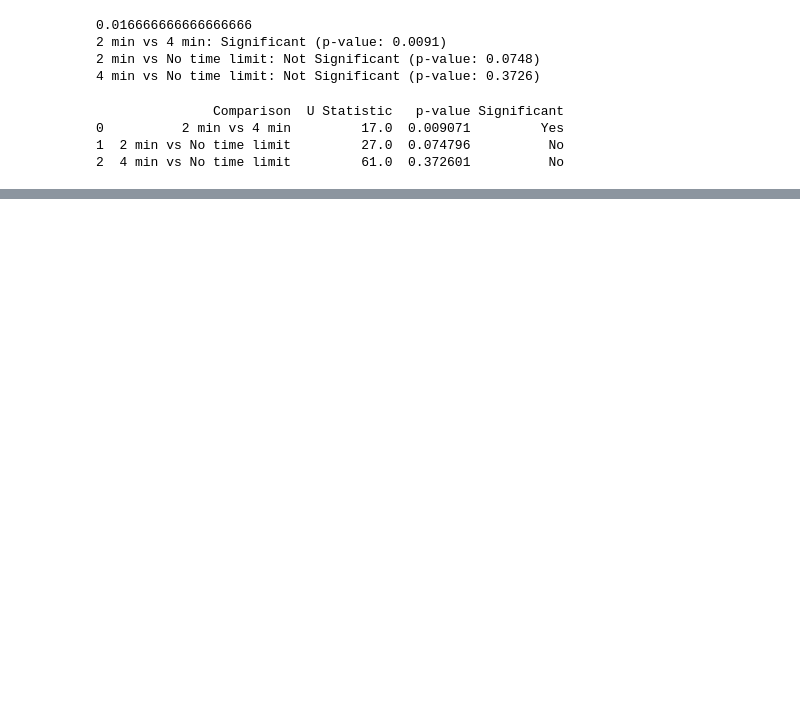
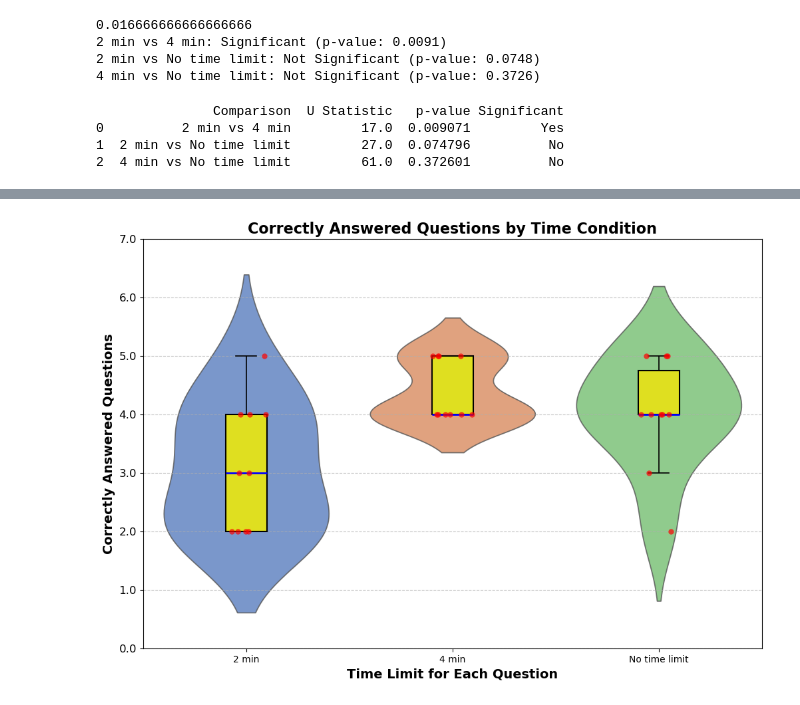
Before and after one commit to ClairNorah/ExperimentInCognitiveScience, a Jupyter notebook: analysis.ipynb, the cells around one changed output, grey strips where cells are left out. Saved outputs shown, nothing was run; the diff lists cells and outputs as text; code cells hidden in the pictures; blank space fills up the shorter version.

```diff
--- a/analysis.ipynb
+++ b/analysis.ipynb
@@ -359,0 +495,57 @@ Conclusion: Not significant. No significant difference between the 4 min and No
+# %%
+# Creating the raincloud-like plot
+plt.figure(figsize=(12, 8))
+
+# Define a cohesive color palette
+main_palette = sns.color_palette("muted", n_colors=3)
+
+# Violin plot for distribution
+sns.violinplot(
+    x='Time limit for each question',
+    y='Total_Score_%',
+    data=data_cleaned,
+    palette=main_palette,  # Use a consistent palette
+    inner=None,  # Remove the internal box plot from the violin
+    alpha=0.8
+)
+
+# Box plot for summary statistics
+sns.boxplot(
+    x='Time limit for each question',
+    y='Total_Score_%',
+    data=data_cleaned,
+    width=0.2,
+    color='yellow',  # Select a color from the palette
+    boxprops=dict(edgecolor='black', linewidth=1.5),  # Add an outline for clarity
+    whiskerprops=dict(color='black', linewidth=1.2),
+    capprops=dict(color='black', linewidth=1.2),
+    medianprops=dict(color='blue', linewidth=2),
+    showfliers=False  # Hide outliers for clarity
+)
+
+# Scatter plot for raw data points
+sns.stripplot(
+    x='Time limit for each question',
+    y='Total_Score_%',
+    data=data_cleaned,
+    color='red',  # Harmonize scatter points
+    size=6,
+    jitter=True,  # Jitter to avoid overlapping
+    alpha=0.7
+)
+
+# Customize y-axis ticks with correct positions
+current_ticks = plt.yticks()[0]  # Get default tick positions from the plot
+custom_labels = [f'{tick/20}' for tick in current_ticks]  # Map labels to current ticks
+plt.yticks(ticks=current_ticks, labels=custom_labels, fontsize=12)
+
+# Customizing the plot
+plt.title('Correctly Answered Questions by Time Condition', fontsize=16, weight='bold')
+plt.xlabel('Time Limit for Each Question', fontsize=14, weight='bold')
+plt.ylabel('Correctly Answered Questions', fontsize=14, weight='bold')
+plt.grid(axis='y', linestyle='--', alpha=0.7)
+
+# Display the plot
+plt.show()
+# %% [output]
+[figure, added]
```
Also changed, not shown: parts of 38 cells of this notebook, 8 other files.
